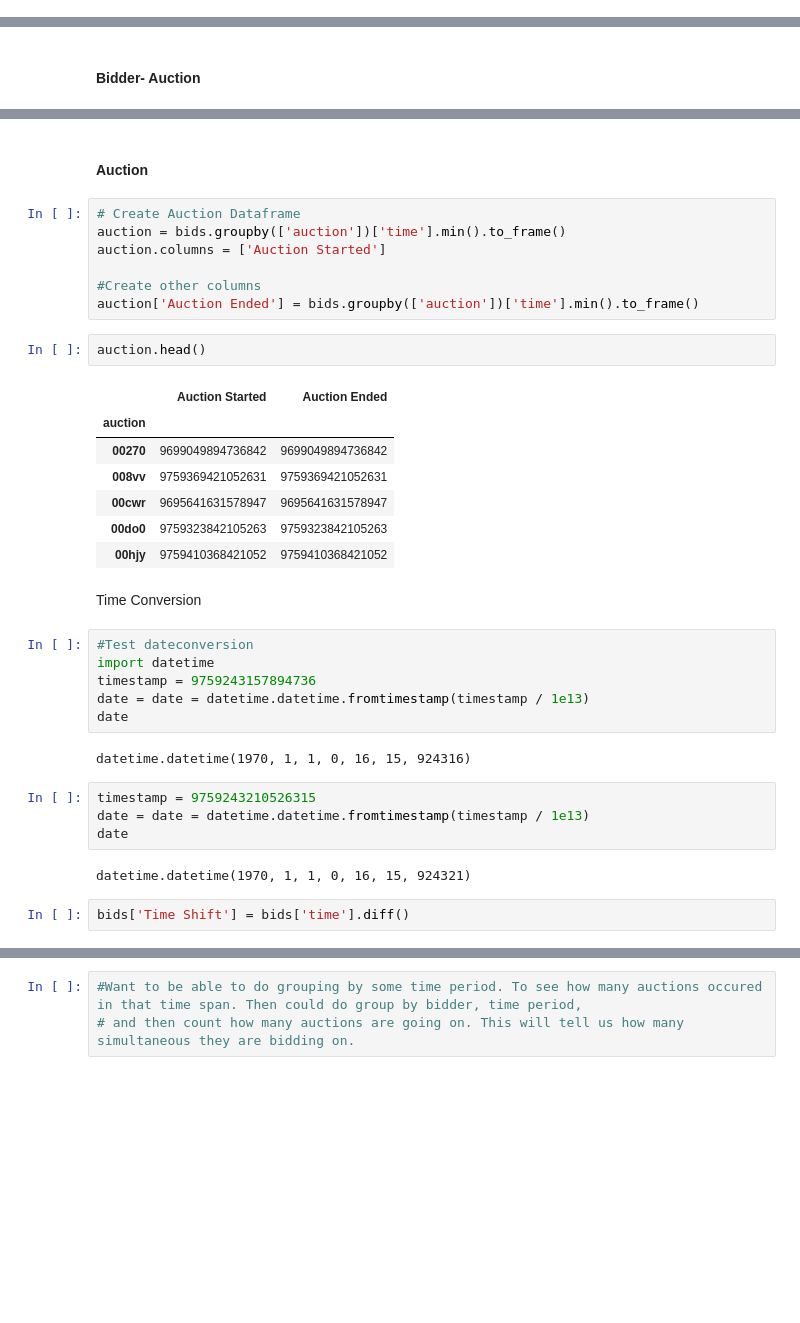
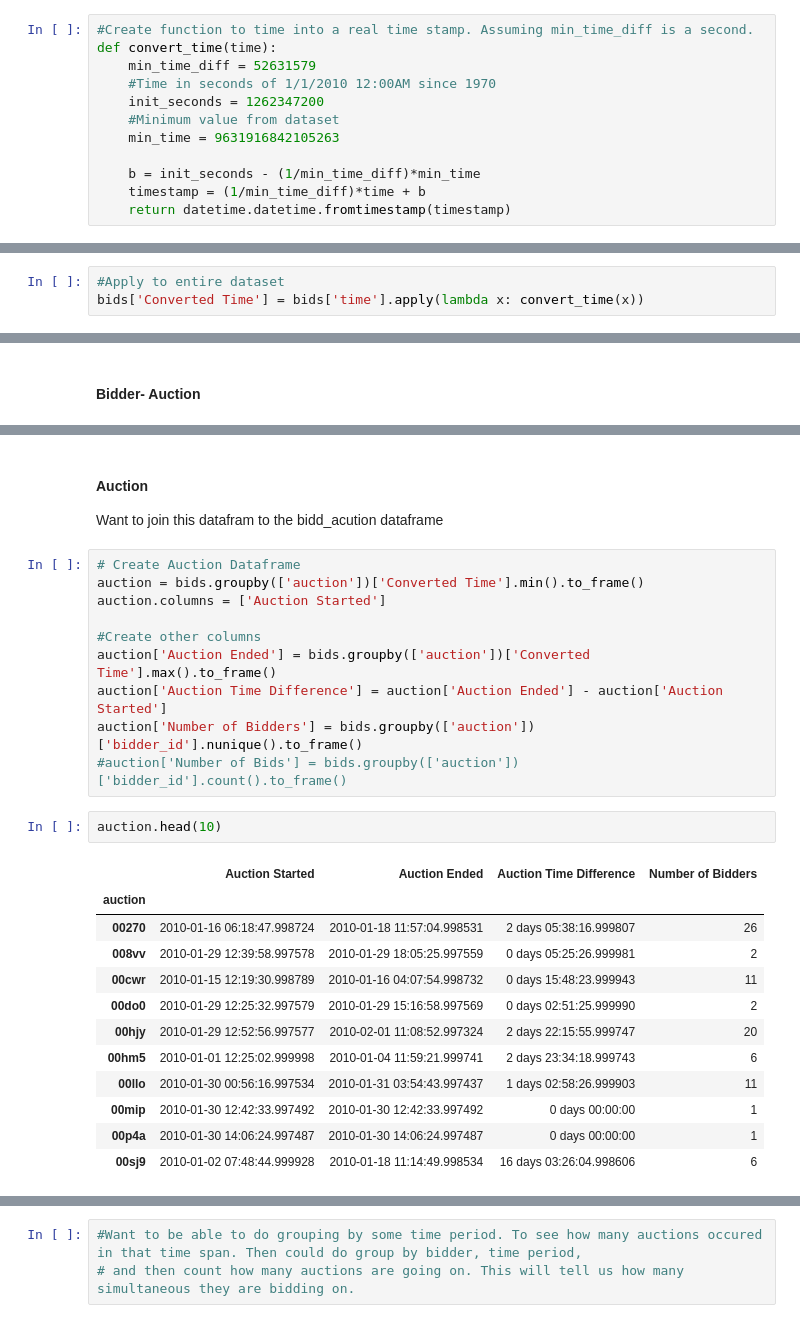
Before and after one commit to madderle/Human-or-Robot, a Jupyter notebook: src/Live Auction.ipynb, the cells around one changed output, grey strips where cells are left out. Cells and saved outputs as stored; diff of their text form; blank space fills up the shorter version.

Commit message:
Added more feature engineering and the time aspect of this

```diff
--- a/src/Live Auction.ipynb
+++ b/src/Live Auction.ipynb
@@ -125,0 +164,12 @@ Country is only missing a little. The rest is filled in.
+# %%
+#Create function to time into a real time stamp. Assuming min_time_diff is a second.
+def convert_time(time):
+    min_time_diff = 52631579
+    #Time in seconds of 1/1/2010 12:00AM since 1970
+    init_seconds = 1262347200
+    #Minimum value from dataset
+    min_time = 9631916842105263
+
+    b = init_seconds - (1/min_time_diff)*min_time
+    timestamp = (1/min_time_diff)*time + b
+    return datetime.datetime.fromtimestamp(timestamp)
@@ -126 +205,4 @@ Country is only missing a little. The rest is filled in.
+# %%
+#Apply to entire dataset
+bids['Converted Time'] = bids['time'].apply(lambda x: convert_time(x))
 # %% [markdown]
@@ -187,37 +284,29 @@ bidder_auction.head(20)
-# %% [markdown]
-#### Auction
+# %% [markdown]
+#### Auction
+
+Want to join this datafram to the bidd_acution dataframe
 # %%
 # Create Auction Dataframe
-auction = bids.groupby(['auction'])['time'].min().to_frame()
+auction = bids.groupby(['auction'])['Converted Time'].min().to_frame()
 auction.columns = ['Auction Started']
 
 #Create other columns
-auction['Auction Ended'] = bids.groupby(['auction'])['time'].min().to_frame()
+auction['Auction Ended'] = bids.groupby(['auction'])['Converted Time'].max().to_frame()
+auction['Auction Time Difference'] = auction['Auction Ended'] - auction['Auction Started']
+auction['Number of Bidders'] = bids.groupby(['auction'])['bidder_id'].nunique().to_frame()
+#auction['Number of Bids'] = bids.groupby(['auction'])['bidder_id'].count().to_frame()
 # %%
-auction.head()
+auction.head(10)
 # %% [output]
-|  | Auction Started | Auction Ended |
-| auction |  |  |
-| 00270 | 9699049894736842 | 9699049894736842 |
-| 008vv | 9759369421052631 | 9759369421052631 |
-| 00cwr | 9695641631578947 | 9695641631578947 |
-| 00do0 | 9759323842105263 | 9759323842105263 |
-| 00hjy | 9759410368421052 | 9759410368421052 |
+|  | Auction Started | Auction Ended | Auction Time Difference | Number of Bidders |
+| auction |  |  |  |  |
+| 00270 | 2010-01-16 06:18:47.998724 | 2010-01-18 11:57:04.998531 | 2 days 05:38:16.999807 | 26 |
+| 008vv | 2010-01-29 12:39:58.997578 | 2010-01-29 18:05:25.997559 | 0 days 05:25:26.999981 | 2 |
+| 00cwr | 2010-01-15 12:19:30.998789 | 2010-01-16 04:07:54.998732 | 0 days 15:48:23.999943 | 11 |
+| 00do0 | 2010-01-29 12:25:32.997579 | 2010-01-29 15:16:58.997569 | 0 days 02:51:25.999990 | 2 |
+| 00hjy | 2010-01-29 12:52:56.997577 | 2010-02-01 11:08:52.997324 | 2 days 22:15:55.999747 | 20 |
+| 00hm5 | 2010-01-01 12:25:02.999998 | 2010-01-04 11:59:21.999741 | 2 days 23:34:18.999743 | 6 |
+| 00llo | 2010-01-30 00:56:16.997534 | 2010-01-31 03:54:43.997437 | 1 days 02:58:26.999903 | 11 |
+| 00mip | 2010-01-30 12:42:33.997492 | 2010-01-30 12:42:33.997492 | 0 days 00:00:00 | 1 |
+| 00p4a | 2010-01-30 14:06:24.997487 | 2010-01-30 14:06:24.997487 | 0 days 00:00:00 | 1 |
+| 00sj9 | 2010-01-02 07:48:44.999928 | 2010-01-18 11:14:49.998534 | 16 days 03:26:04.998606 | 6 |
-# %% [markdown]
-Time Conversion
-# %%
-#Test dateconversion
-import datetime
-timestamp = 9759243157894736
-date = date = datetime.datetime.fromtimestamp(timestamp / 1e13)
-date
-# %% [output]
-datetime.datetime(1970, 1, 1, 0, 16, 15, 924316)
-# %%
-timestamp = 9759243210526315
-date = date = datetime.datetime.fromtimestamp(timestamp / 1e13)
-date
-# %% [output]
-datetime.datetime(1970, 1, 1, 0, 16, 15, 924321)
-# %%
-bids['Time Shift'] = bids['time'].diff()
```
Also changed, not shown: parts of 24 cells of this notebook.
